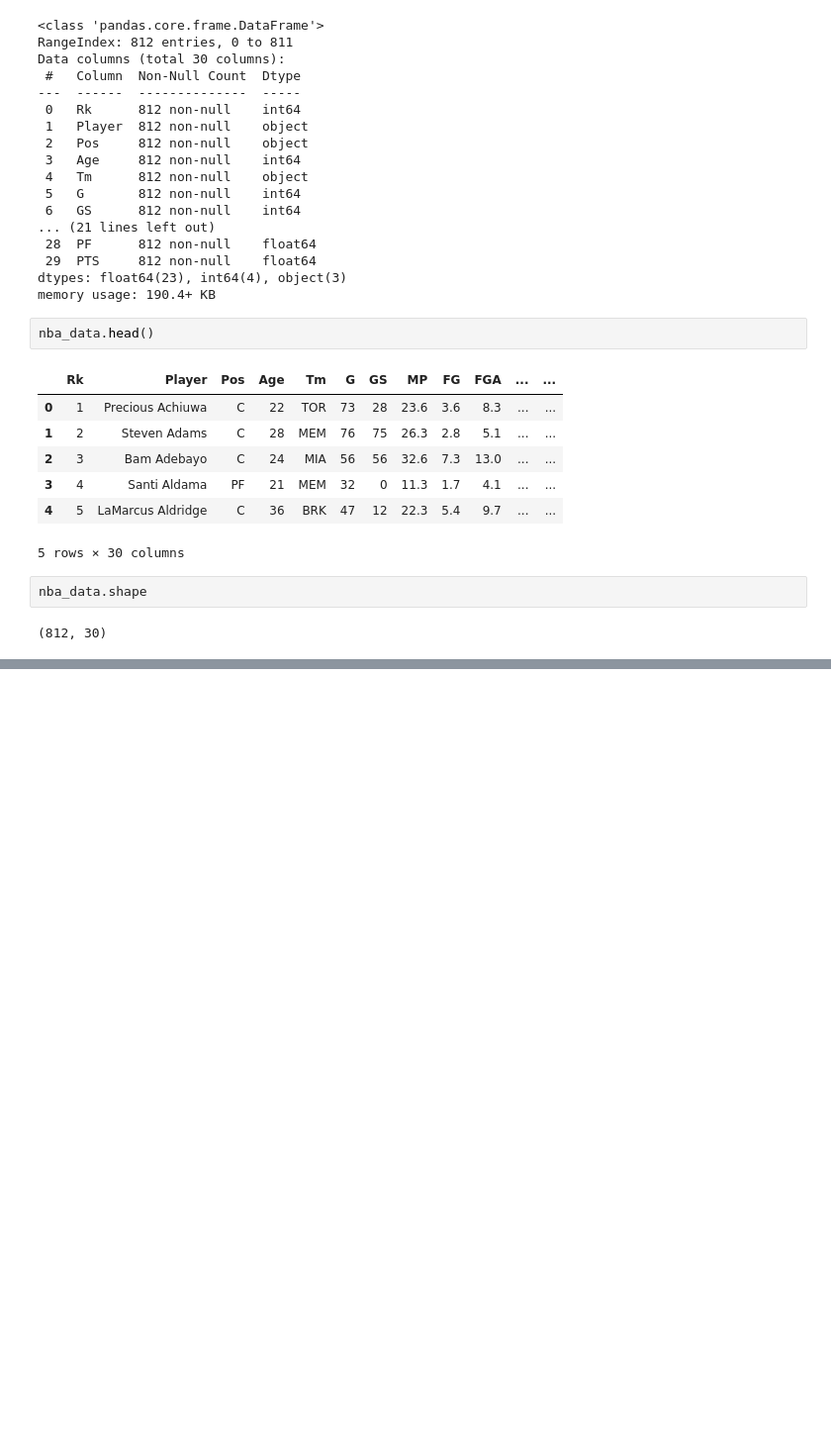
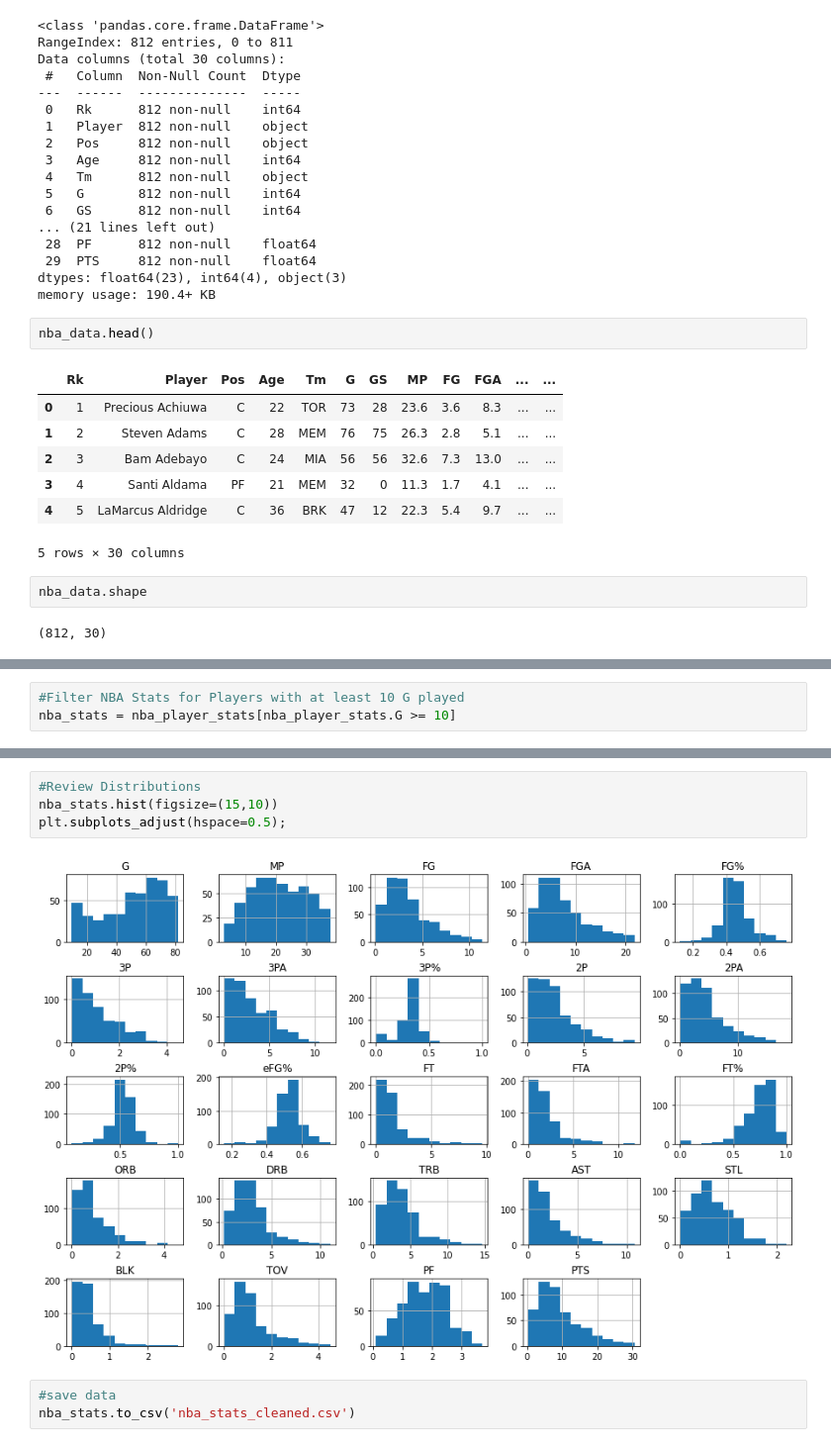
Before and after one commit to chrismle/CML-SB, a Jupyter notebook: CapstoneTwo/Capstone Project Two - Data Wrangling.ipynb, the cells around one changed output, grey strips where cells are left out. Shown: that part at 99% size. Saved outputs shown, nothing was run; the diff lists cells and outputs as text; blank space fills up the shorter version.

```diff
--- a/CapstoneTwo/Capstone Project Two - Data Wrangling.ipynb
+++ b/CapstoneTwo/Capstone Project Two - Data Wrangling.ipynb
@@ -47,0 +197,3 @@ nba_data.shape
+# %%
+#Filter NBA Stats for Players with at least 10 G played
+nba_stats = nba_player_stats[nba_player_stats.G >= 10]
@@ -47,0 +220,9 @@ nba_data.shape
+# %%
+#Review Distributions
+nba_stats.hist(figsize=(15,10))
+plt.subplots_adjust(hspace=0.5);
+# %% [output]
+[figure, added]
+# %%
+#save data
+nba_stats.to_csv('nba_stats_cleaned.csv')
```
Also changed, not shown: parts of 17 cells of this notebook, 3 other files.
